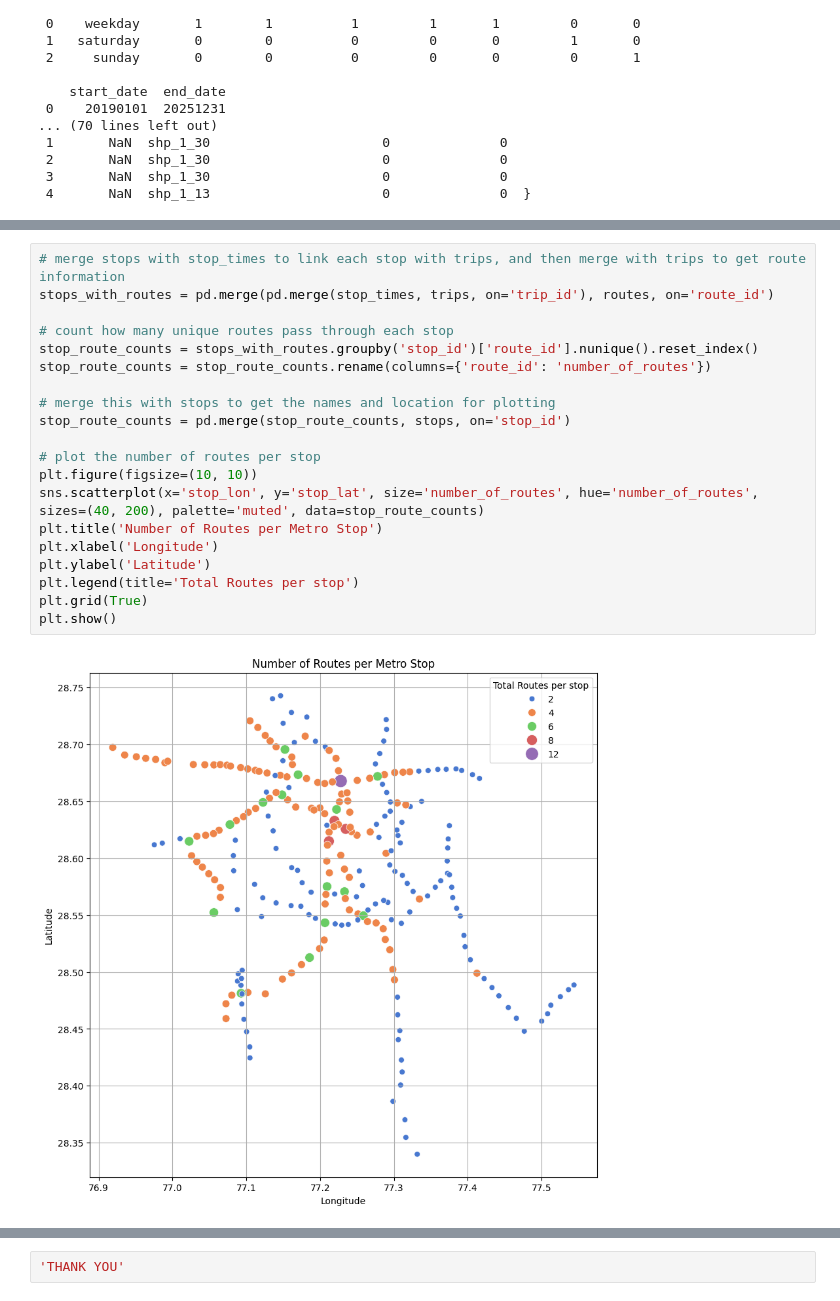
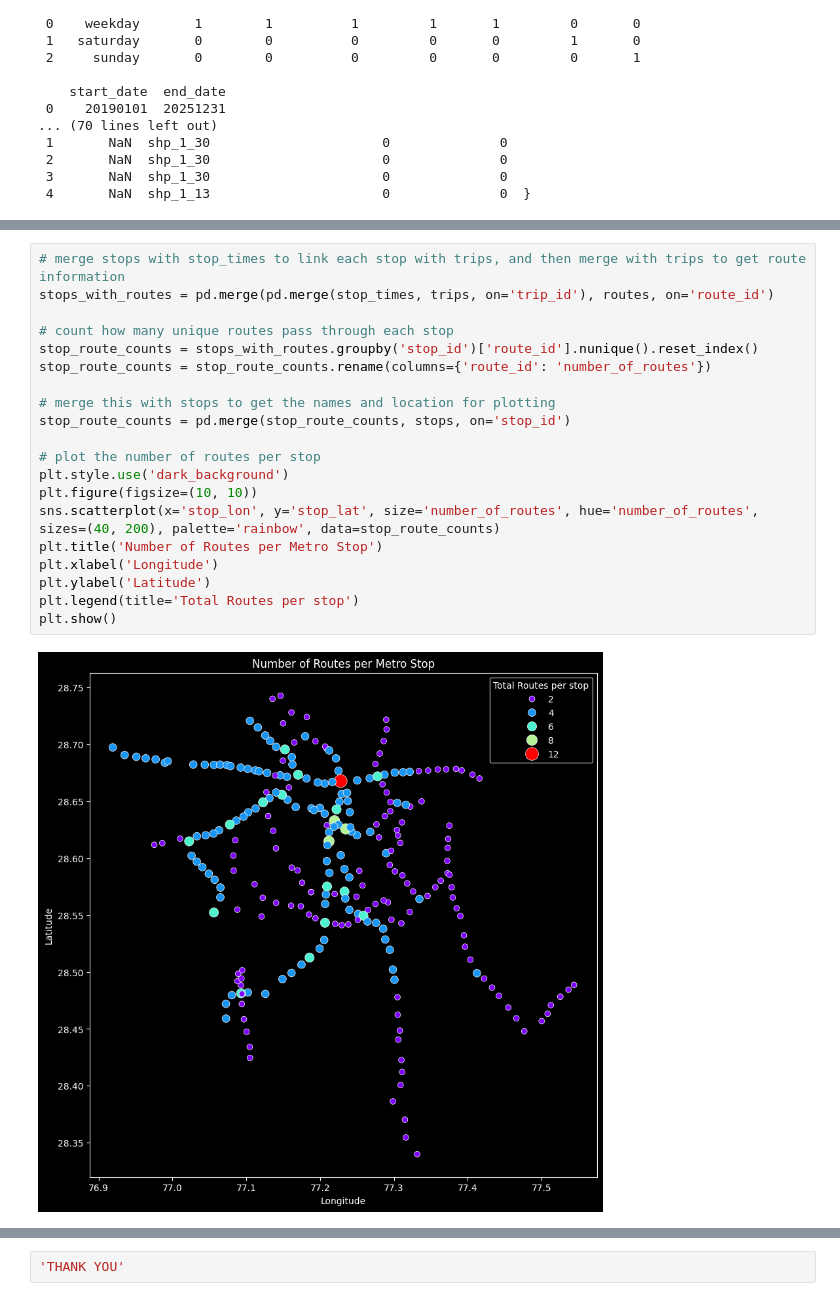
Before and after one commit to ayushhh31/Delhi-Metro-Optimization, a Jupyter notebook: Delhi Metro Optimization.ipynb, the cells around one changed output, grey strips where cells are left out. Saved outputs shown, nothing was run; the diff lists cells and outputs as text.

```diff
--- a/Delhi Metro Optimization.ipynb
+++ b/Delhi Metro Optimization.ipynb
@@ -84,25 +82,25 @@ plt.show()
 # %%
 # merge stops with stop_times to link each stop with trips, and then merge with trips to get route information
 stops_with_routes = pd.merge(pd.merge(stop_times, trips, on='trip_id'), routes, on='route_id')
 
 # count how many unique routes pass through each stop
 stop_route_counts = stops_with_routes.groupby('stop_id')['route_id'].nunique().reset_index()
 stop_route_counts = stop_route_counts.rename(columns={'route_id': 'number_of_routes'})
 
 # merge this with stops to get the names and location for plotting
 stop_route_counts = pd.merge(stop_route_counts, stops, on='stop_id')
 
 # plot the number of routes per stop
+plt.style.use('dark_background')
 plt.figure(figsize=(10, 10))
-sns.scatterplot(x='stop_lon', y='stop_lat', size='number_of_routes', hue='number_of_routes', sizes=(40, 200), palette='muted', data=stop_route_counts)
+sns.scatterplot(x='stop_lon', y='stop_lat', size='number_of_routes', hue='number_of_routes', sizes=(40, 200), palette='rainbow', data=stop_route_counts)
 plt.title('Number of Routes per Metro Stop')
 plt.xlabel('Longitude')
 plt.ylabel('Latitude')
 plt.legend(title='Total Routes per stop')
-plt.grid(True)
 plt.show()
 # %% [output]
-[figure, old version]
+[figure, new version]
 # %%
 # converting stop_times 'arrival_time' from string to datetime.time for easier manipulation
 import datetime as dt
```
Also changed, not shown: parts of 6 cells of this notebook.
